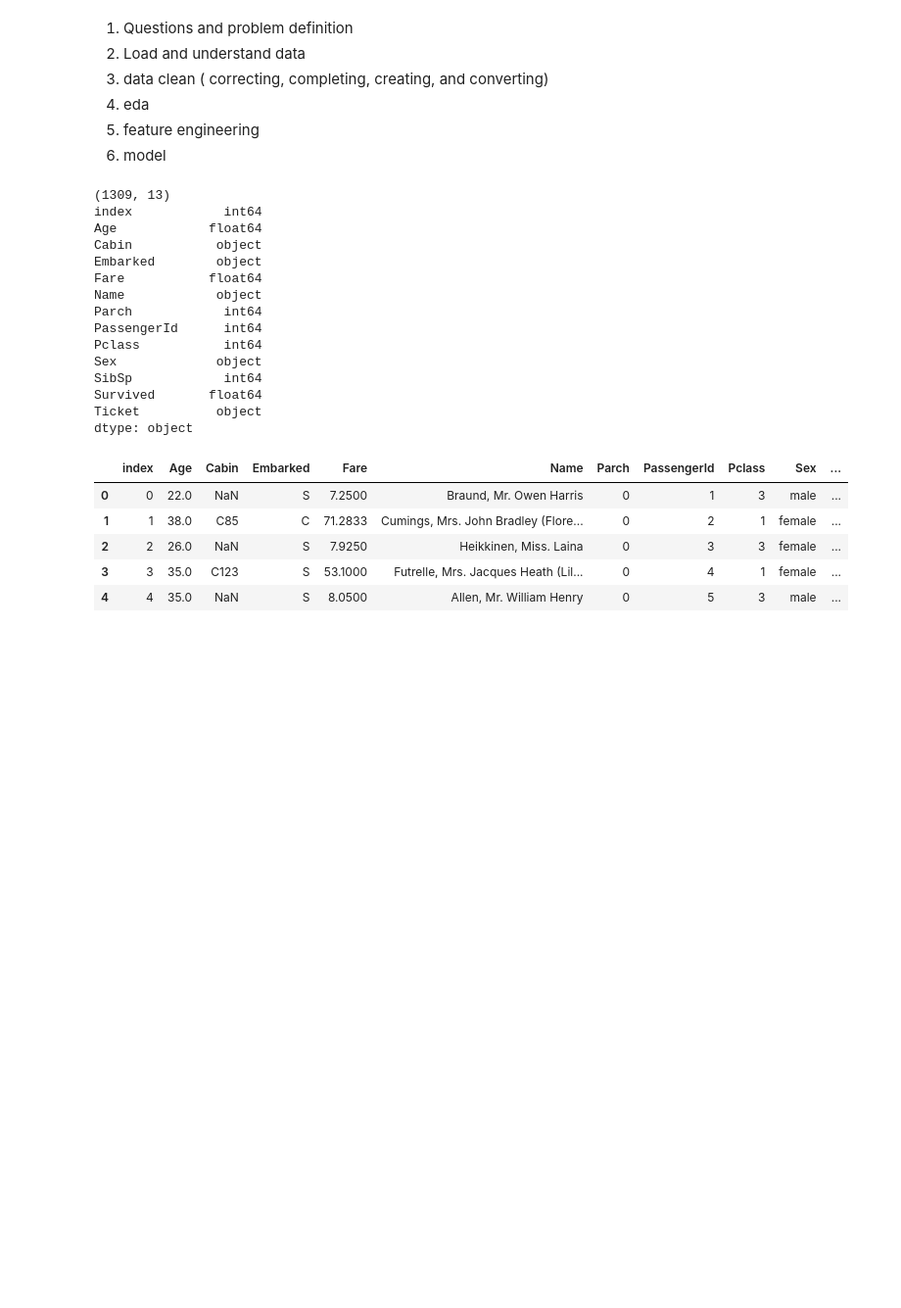
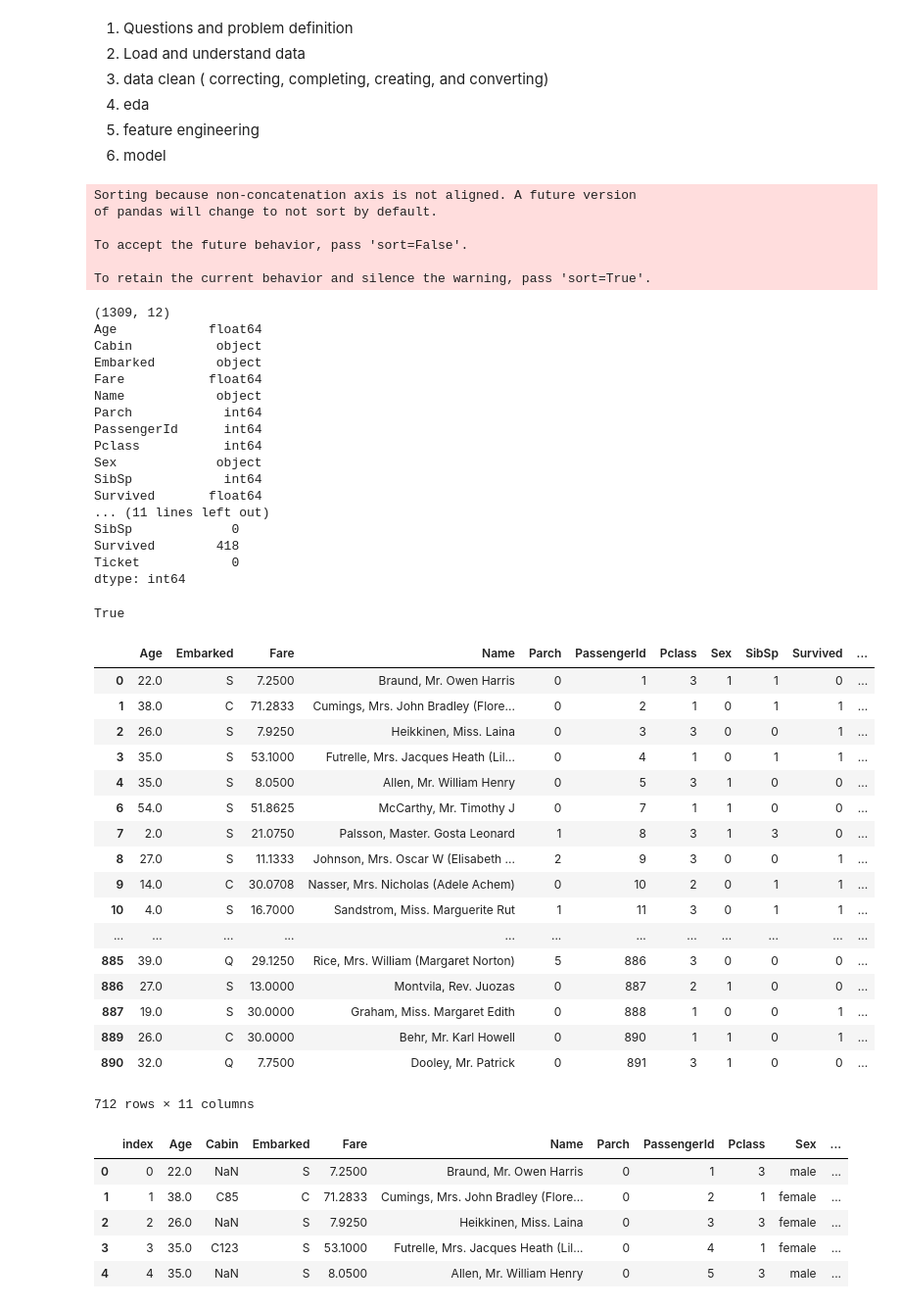
Before and after one commit to autopylot/kaggle-competitions, a Jupyter notebook: titanic/notebooks/Titanic Solution.ipynb, the cells around one changed output. Shown at 98% size. Drawn from its saved outputs; the diff is of its cells as text; code cells hidden in the pictures; blank space fills up the shorter version.

```diff
--- a/titanic/notebooks/Titanic Solution.ipynb
+++ b/titanic/notebooks/Titanic Solution.ipynb
@@ -18,15 +24,21 @@ import sklearn
 # %%
-train = pd.read_csv("../data/train.csv")
-test = pd.read_csv("../data/test.csv")
+train_df = pd.read_csv("../data/train.csv")
+test_df = pd.read_csv("../data/test.csv")
 
-titanic = train.append(test)
-titanic.reset_index(inplace=True)
+titanic_df = pd.concat([train_df, test_df])
+# %% [output]
+Sorting because non-concatenation axis is not aligned. A future version
+of pandas will change to not sort by default.
+
+To accept the future behavior, pass 'sort=False'.
+
+To retain the current behavior and silence the warning, pass 'sort=True'.
 # %%
-print(titanic.shape)
-print(titanic.dtypes)
+print(titanic_df.shape)
+print(titanic_df.dtypes)
+print(titanic_df.isna().sum())
 # %% [output]
-(1309, 13)
-index            int64
+(1309, 12)
 Age            float64
 Cabin           object
 Embarked        object
@@ -38,8 +50,44 @@ Pclass           int64
 Sex             object
 SibSp            int64
 Survived       float64
-Ticket          object
-dtype: object
+... (11 lines left out)
+SibSp             0
+Survived        418
+Ticket            0
+dtype: int64
+# %%
+# convert values
+print(len(titanic_df["Sex"].unique()) == 2)
+def clean_df(df):
+
+    df = df.drop(columns=["Cabin"], axis=1)
+    df = df.dropna()
+    df["Sex"] = df["Sex"].apply(lambda x: 1 if x == "male" else 0)
+    df["Survived"] = df["Survived"].astype(int)
+    return df
+
+
+clean_df(titanic_df)
+# %% [output]
+True
+|  | Age | Embarked | Fare | Name | Parch | PassengerId | Pclass | Sex | SibSp | Survived | ... |
+| 0 | 22.0 | S | 7.2500 | Braund, Mr. Owen Harris | 0 | 1 | 3 | 1 | 1 | 0 | ... |
+| 1 | 38.0 | C | 71.2833 | Cumings, Mrs. John Bradley (Flore... | 0 | 2 | 1 | 0 | 1 | 1 | ... |
+| 2 | 26.0 | S | 7.9250 | Heikkinen, Miss. Laina | 0 | 3 | 3 | 0 | 0 | 1 | ... |
+| 3 | 35.0 | S | 53.1000 | Futrelle, Mrs. Jacques Heath (Lil... | 0 | 4 | 1 | 0 | 1 | 1 | ... |
+| 4 | 35.0 | S | 8.0500 | Allen, Mr. William Henry | 0 | 5 | 3 | 1 | 0 | 0 | ... |
+| 6 | 54.0 | S | 51.8625 | McCarthy, Mr. Timothy J | 0 | 7 | 1 | 1 | 0 | 0 | ... |
+| 7 | 2.0 | S | 21.0750 | Palsson, Master. Gosta Leonard | 1 | 8 | 3 | 1 | 3 | 0 | ... |
+| 8 | 27.0 | S | 11.1333 | Johnson, Mrs. Oscar W (Elisabeth ... | 2 | 9 | 3 | 0 | 0 | 1 | ... |
+| 9 | 14.0 | C | 30.0708 | Nasser, Mrs. Nicholas (Adele Achem) | 0 | 10 | 2 | 0 | 1 | 1 | ... |
+| 10 | 4.0 | S | 16.7000 | Sandstrom, Miss. Marguerite Rut | 1 | 11 | 3 | 0 | 1 | 1 | ... |
+| ... | ... | ... | ... | ... | ... | ... | ... | ... | ... | ... | ... |
+| 885 | 39.0 | Q | 29.1250 | Rice, Mrs. William (Margaret Norton) | 5 | 886 | 3 | 0 | 0 | 0 | ... |
+| 886 | 27.0 | S | 13.0000 | Montvila, Rev. Juozas | 0 | 887 | 2 | 1 | 0 | 0 | ... |
+| 887 | 19.0 | S | 30.0000 | Graham, Miss. Margaret Edith | 0 | 888 | 1 | 0 | 0 | 1 | ... |
+| 889 | 26.0 | C | 30.0000 | Behr, Mr. Karl Howell | 0 | 890 | 1 | 1 | 0 | 1 | ... |
+| 890 | 32.0 | Q | 7.7500 | Dooley, Mr. Patrick | 0 | 891 | 3 | 1 | 0 | 0 | ... |
+712 rows × 11 columns
 # %%
 titanic.head()
 # %% [output]
```
Also changed, not shown: parts of 4 cells of this notebook.
